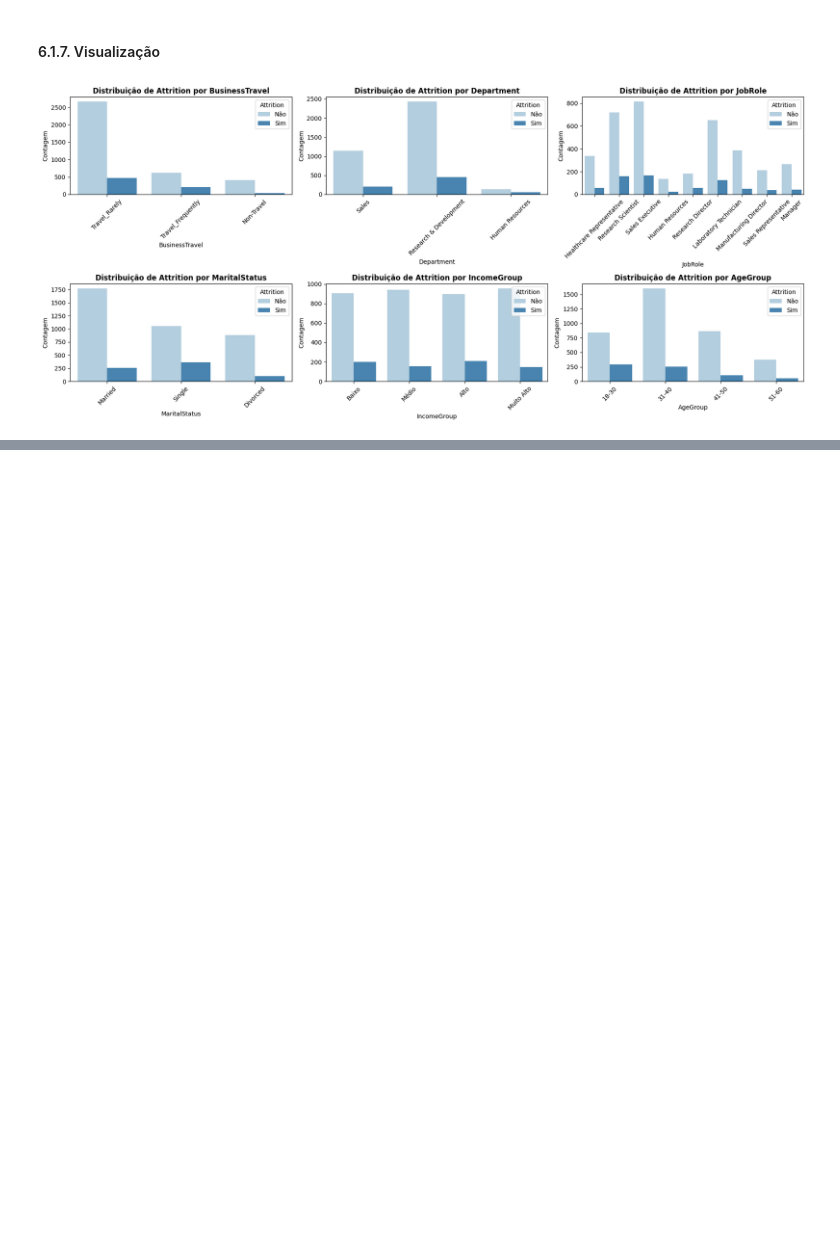
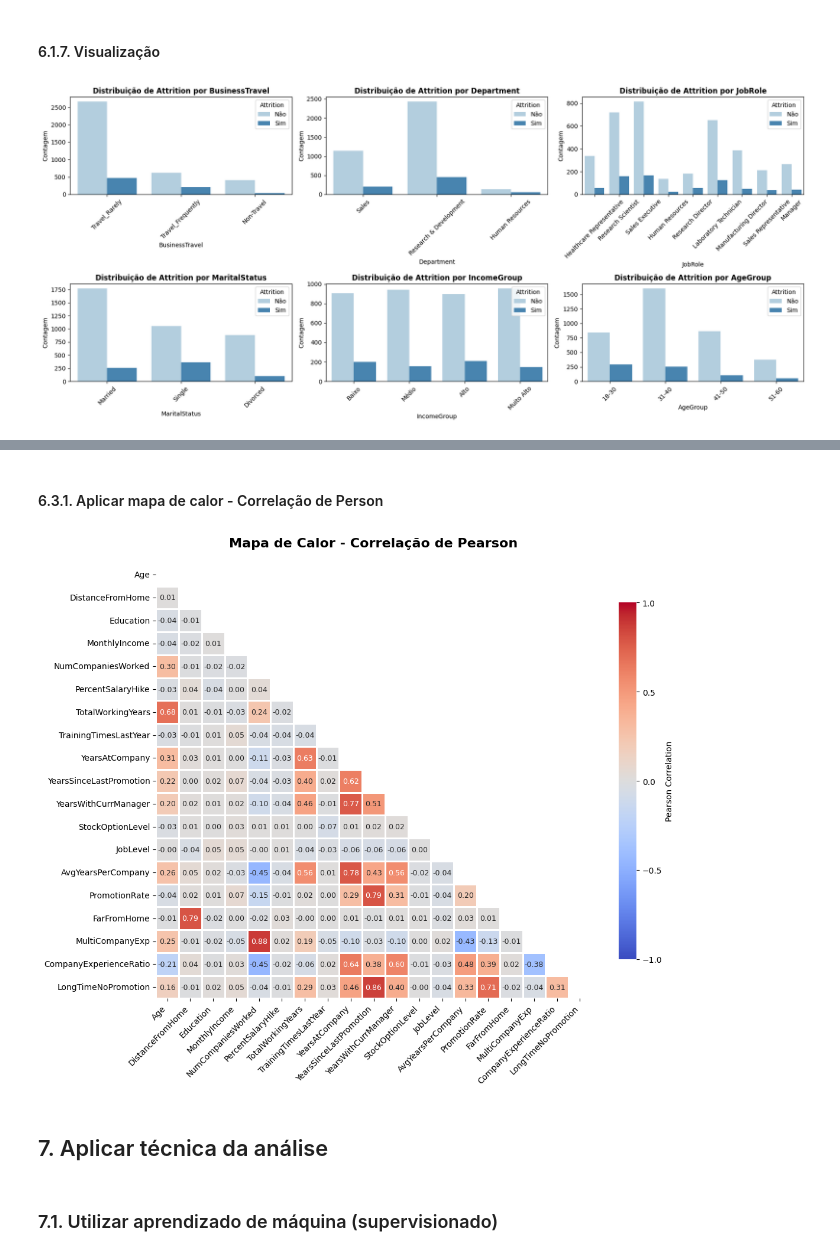
Before and after one commit to iannacastro/laboratoria-ml-attrition, a Jupyter notebook: notebooks/ML_Attrition_Projeto.ipynb, the cells around one changed output, grey strips where cells are left out. Saved outputs shown, nothing was run; the diff lists cells and outputs as text; code cells hidden in the pictures; blank space fills up the shorter version.

```diff
--- a/notebooks/ML_Attrition_Projeto.ipynb
+++ b/notebooks/ML_Attrition_Projeto.ipynb
@@ -502,0 +538,9 @@ Avaliação: quando verificado a taxa de saída por derpartamento, pode ser obse
+# %%
+# Selecionar apenas colunas numéricas relevantes para análise de tendência central
+numeric_cols = [
+    'Age', 'DistanceFromHome', 'Education', 'MonthlyIncome', 'NumCompaniesWorked',
+    'PercentSalaryHike', 'TotalWorkingYears', 'TrainingTimesLastYear',
+    'YearsAtCompany', 'YearsSinceLastPromotion', 'YearsWithCurrManager',
+    'StockOptionLevel', 'JobLevel', 'AvgYearsPerCompany',
+    'PromotionRate', 'FarFromHome', 'MultiCompanyExp', 'CompanyExperienceRatio', 'LongTimeNoPromotion'
+]
@@ -502,0 +630,7 @@ Avaliação: quando verificado a taxa de saída por derpartamento, pode ser obse
+# %%
+# Calcule a matriz de correlação de Pearson
+correlation_matrix = df[numeric_cols].corr(method='pearson')
+
+print("--- Matriz de Correlação de Pearson ---")
+# O .round(2) é para exibir os valores com duas casas decimais, o que melhora a leitura
+display(correlation_matrix.round(2))
@@ -502,0 +656,39 @@ Avaliação: quando verificado a taxa de saída por derpartamento, pode ser obse
+# %% [markdown]
+#### 6.3.1. Aplicar mapa de calor - Correlação de Person
+# %%
+# Heatmap
+plt.figure(figsize=(len(numeric_cols) * 0.6, len(numeric_cols) * 0.5))
+mask_low_corr = (np.abs(correlation_matrix) < 0.1) & (correlation_matrix != 1.0)
+
+sns.heatmap(
+    correlation_matrix.round(2),
+    mask=np.triu(np.ones_like(correlation_matrix, dtype=bool)),
+    annot=True,
+    cmap="coolwarm",
+    fmt=".2f",
+    linewidths=0.8,
+    square=True,
+    center=0,
+    vmin=-1, vmax=1,
+    cbar_kws={
+        "shrink": 0.8,
+        "label": "Pearson Correlation",
+        "ticks": [-1, -0.5, 0, 0.5, 1]
+        },
+        annot_kws={
+        "fontsize": 9
+    }
+)
+
+plt.title("Mapa de Calor - Correlação de Pearson", fontsize=16, fontweight="bold", pad=20)
+plt.xticks(rotation=45, ha="right", fontsize=10)
+plt.yticks(rotation=0, fontsize=10)
+plt.grid(False)
+plt.tight_layout()
+plt.show()
+# %% [output]
+[figure, added]
+# %% [markdown]
+## 7. Aplicar técnica da análise
+# %% [markdown]
+### 7.1. Utilizar aprendizado de máquina (supervisionado)
```
Also changed, not shown: parts of 16 cells of this notebook.
